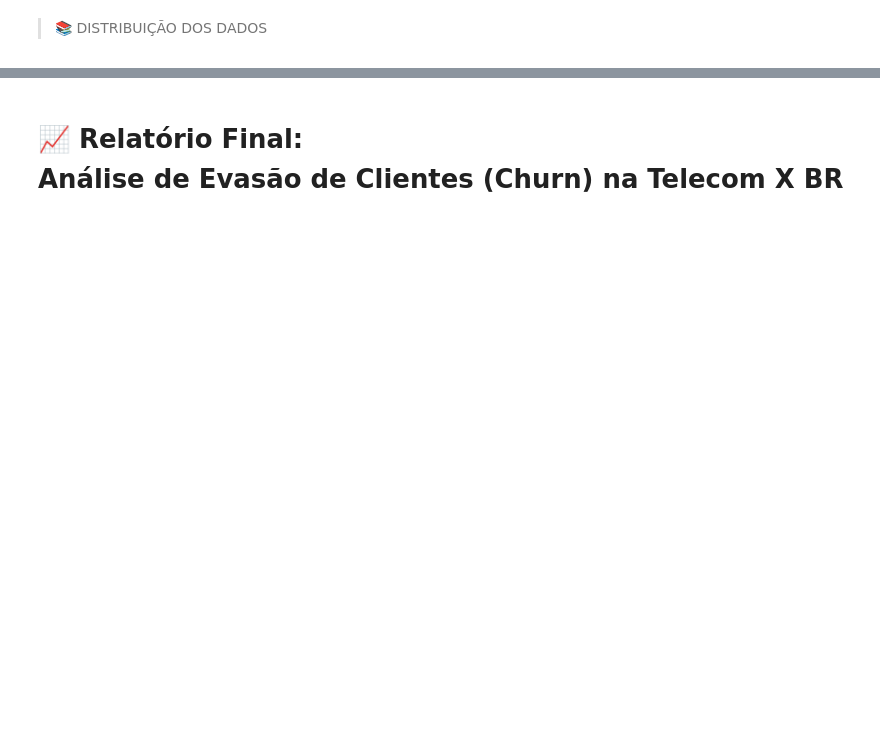
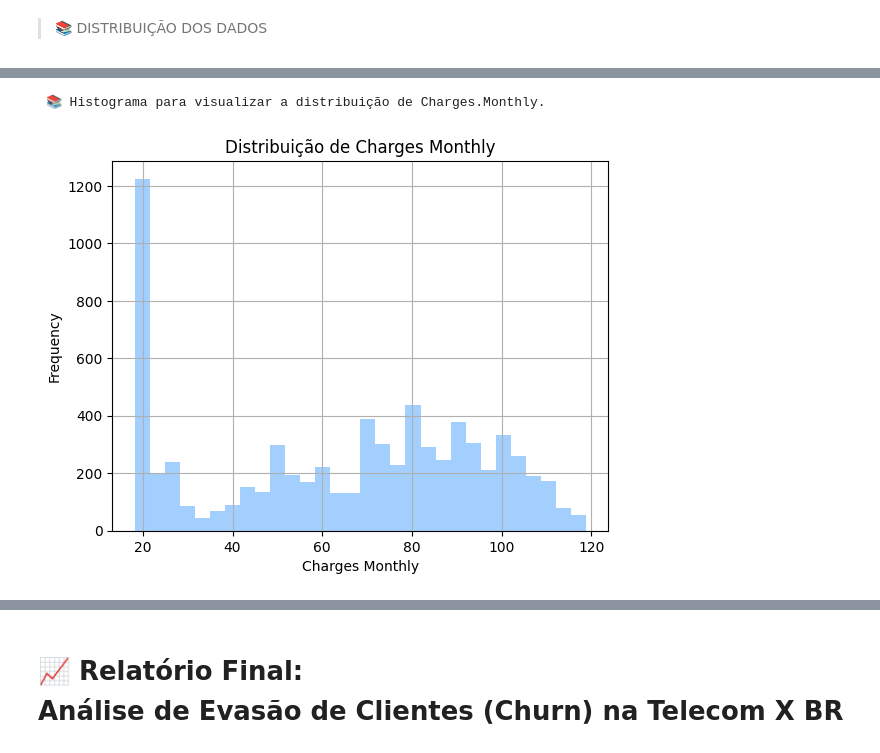
Before and after one commit to JULIANNEBBORGES/CHALLENGE_TELECOM_X_BR-, a Jupyter notebook: CHALLENGE_TELECOM.ipynb, the cells around one changed output, grey strips where cells are left out. Cells and saved outputs as stored; diff of their text form; code cells hidden in the pictures; blank space fills up the shorter version.

```diff
--- a/CHALLENGE_TELECOM.ipynb
+++ b/CHALLENGE_TELECOM.ipynb
@@ -1142,0 +737,13 @@ Esses insights são cruciais para direcionar suas estratégias de retenção, fo
+# %%
+print(" 📚 Histograma para visualizar a distribuição de Charges.Monthly.")
+print()
+
+# Usando um código hexadecimal para uma cor pastel
+final_df['Charges_Monthly'].hist(bins=30, color='#A2CFFE') # Um tom de azul pastel
+plt.title('Distribuição de Charges Monthly')
+plt.xlabel('Charges Monthly')
+plt.ylabel('Frequency')
+plt.show()
+# %% [output]
+ 📚 Histograma para visualizar a distribuição de Charges.Monthly.
+[figure, added]
```
Also changed, not shown: parts of 83 cells of this notebook.
